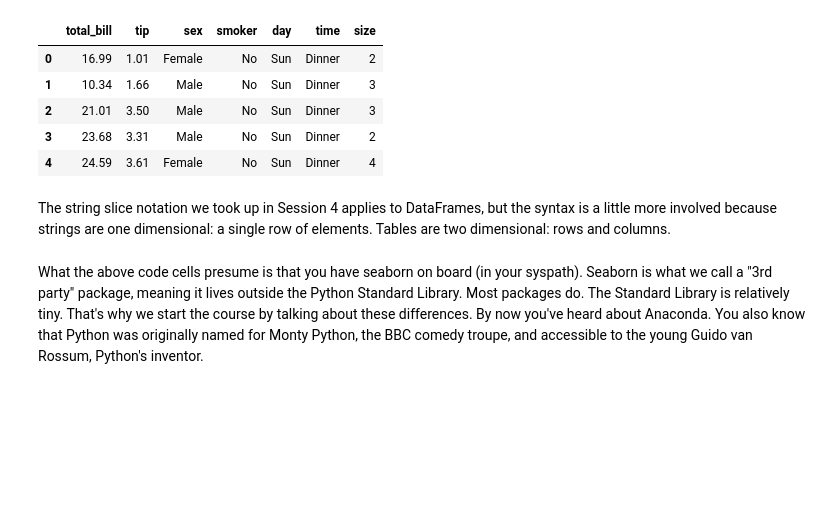
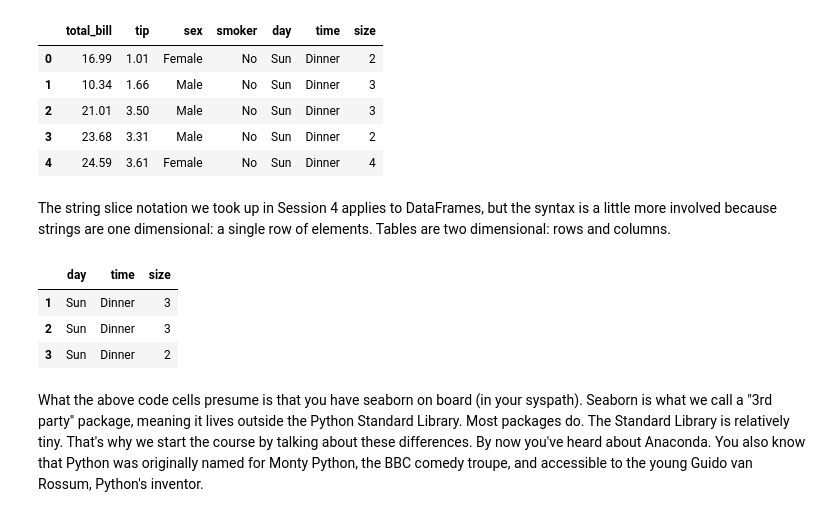
Before and after one commit to 4dsolutions/clarusway_data_analysis, a Jupyter notebook: basic_python/landing_page.ipynb, the cells around one changed output. Cells and saved outputs as stored; diff of their text form; code cells hidden in the pictures; blank space fills up the shorter version.

```diff
--- a/basic_python/landing_page.ipynb
+++ b/basic_python/landing_page.ipynb
@@ -41,7 +54,12 @@ tips.head()
 # %% [markdown]
 The string slice notation we took up in Session 4 applies to DataFrames, but the syntax is a little more involved because strings are one dimensional: a single row of elements. Tables are two dimensional: rows and columns.
 # %%
-tips.loc[1:4
+tips.iloc[1:4, 4:]
+# %% [output]
+|  | day | time | size |
+| 1 | Sun | Dinner | 3 |
+| 2 | Sun | Dinner | 3 |
+| 3 | Sun | Dinner | 2 |
 # %% [markdown]
 What the above code cells presume is that you have seaborn on board (in your syspath). Seaborn is what we call a "3rd party" package, meaning it lives outside the Python Standard Library. Most packages do. The Standard Library is relatively tiny. That's why we start the course by talking about these differences. By now you've heard about Anaconda.  You also know that Python was originally named for Monty Python, the BBC comedy troupe, and accessible to the young Guido van Rossum, Python's inventor.
 # %% [markdown]
```
Also changed, not shown: parts of 7 cells of this notebook.
